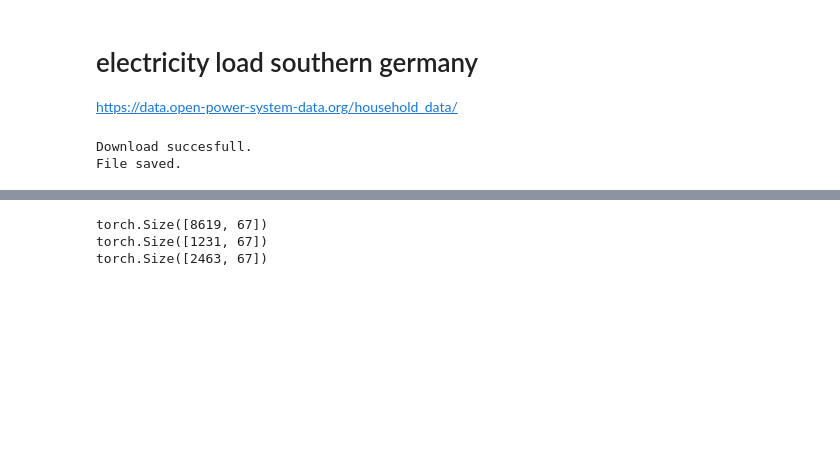
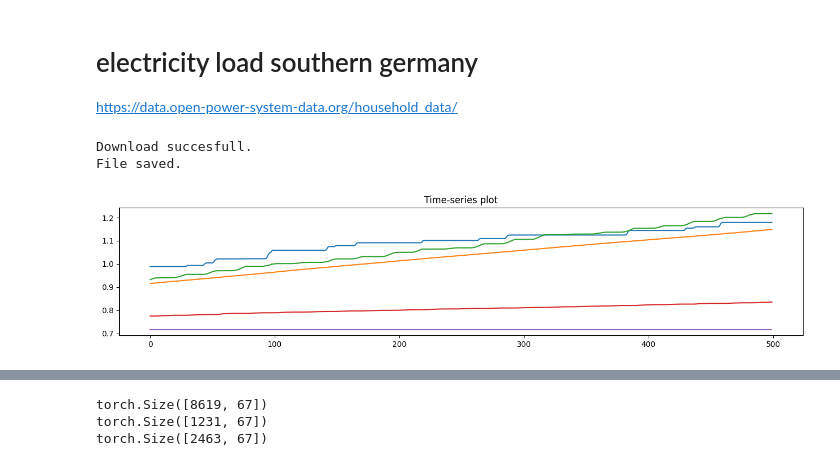
Before and after one commit to ben10ben/thesis, a Jupyter notebook: src/exploratory.ipynb, the cells around one changed output, grey strips where cells are left out. Drawn from its saved outputs; the diff is of its cells as text; code cells hidden in the pictures; blank space fills up the shorter version.

Commit message:
split dataset TL

```diff
--- a/src/exploratory.ipynb
+++ b/src/exploratory.ipynb
@@ -201,6 +199,32 @@ print("File saved.")
 # %% [output]
 Download succesfull.
 File saved.
+# %%
+# bavaria dataset
+from utils import data_handling
+import random
+import matplotlib.pyplot as plt
+import config
+import requests
+import pandas as pd
+
+data_tensor = data_handling.load_bavaria_electricity()
+data_dict, standadizer = data_handling.train_test_split_eu_elec(data_tensor, standardize=True)
+# %%
+train_tensor = data_dict["electricity_train"]
+
+time_id = random.randint(0, train_tensor.size(0)-500)
+ids = random.randint(0, train_tensor.size(1)-5)
+
+numpy_array = train_tensor[time_id : time_id+500 , ids : ids+10].numpy()
+
+# Plot the NumPy array using Matplotlib
+plt.figure(figsize=(16, 3))
+plt.plot(numpy_array)
+plt.title("Time-series plot")
+plt.show()
+# %% [output]
+[figure, added]
 # %%
 def visualize_nans(df):
 	# Create a heatmap to visualize the distribution of NaN values after removing some
```
Also changed, not shown: parts of 2 cells of this notebook, 16 other files.
